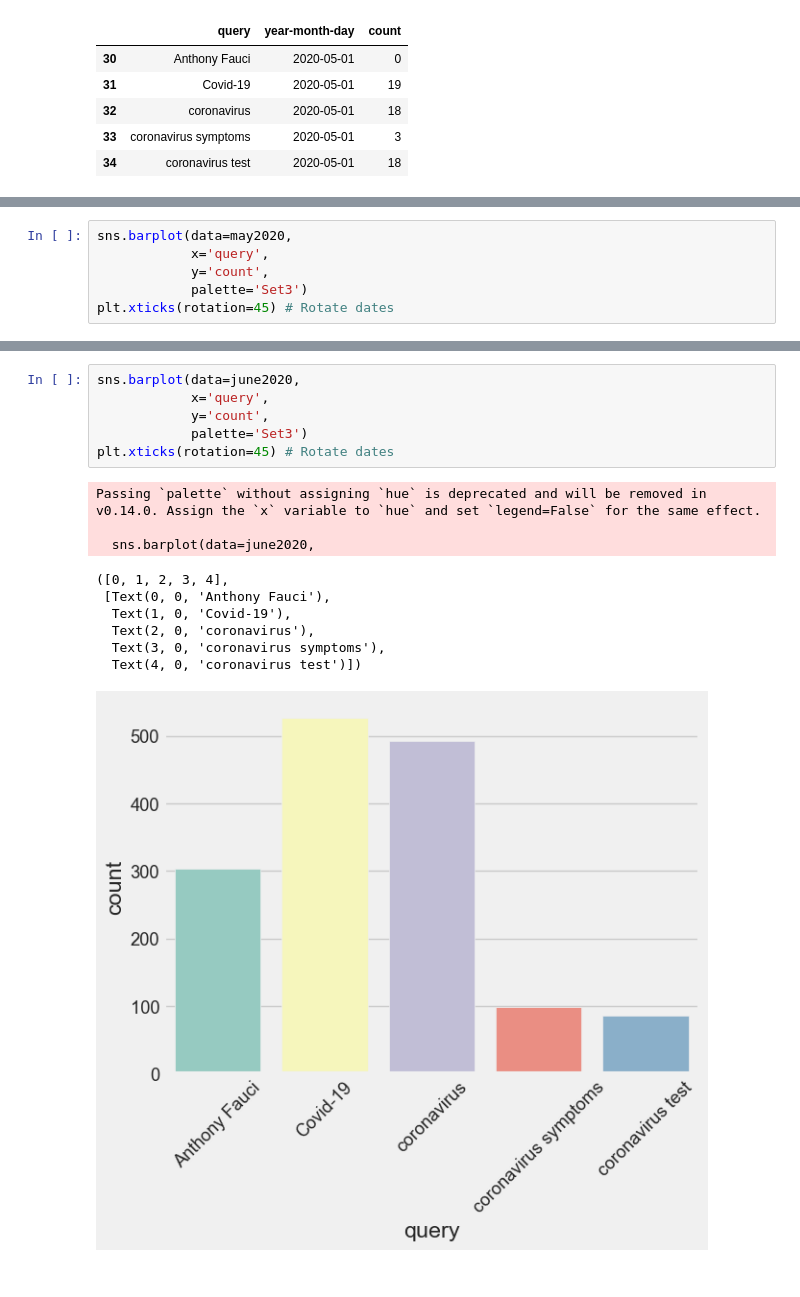
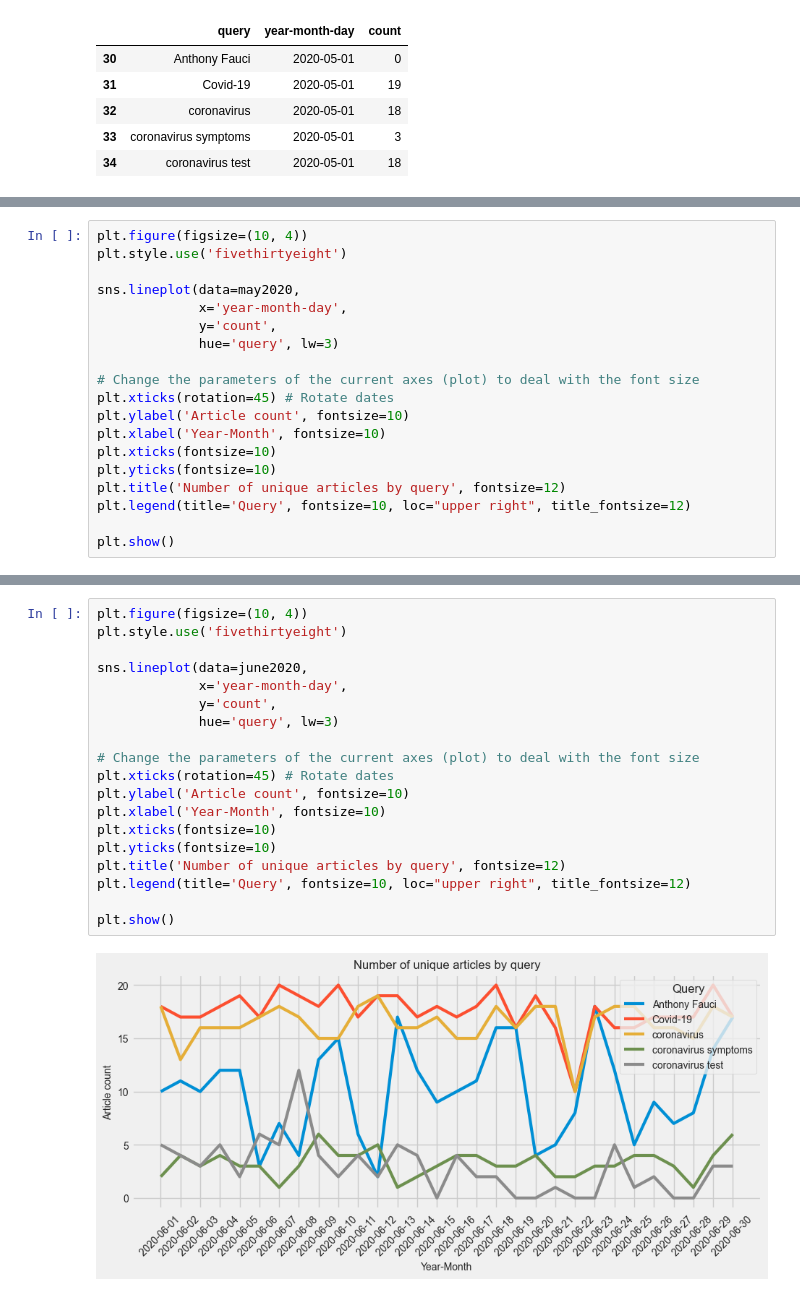
Before and after one commit to SandyyhL/cs3152024_SandyLiu, a Jupyter notebook: CS315-Tutorial-GoogleTopStories/Exploring Google Top Stories.ipynb, the cells around one changed output, grey strips where cells are left out. Drawn from its saved outputs; the diff is of its cells as text.

```diff
--- a/CS315-Tutorial-GoogleTopStories/Exploring Google Top Stories.ipynb
+++ b/CS315-Tutorial-GoogleTopStories/Exploring Google Top Stories.ipynb
@@ -728,7 +734,20 @@ june2020
 # %%
-sns.barplot(data=may2020,
-            x='query',
-            y='count',
-            palette='Set3')
+plt.figure(figsize=(10, 4))
+plt.style.use('fivethirtyeight')
+
+sns.lineplot(data=may2020,
+             x='year-month-day',
+             y='count',
+             hue='query', lw=3)
+
+# Change the parameters of the current axes (plot) to deal with the font size
 plt.xticks(rotation=45) # Rotate dates
+plt.ylabel('Article count', fontsize=10)
+plt.xlabel('Year-Month', fontsize=10)
+plt.xticks(fontsize=10)
+plt.yticks(fontsize=10)
+plt.title('Number of unique articles by query', fontsize=12)
+plt.legend(title='Query', fontsize=10, loc="upper right", title_fontsize=12)
+
+plt.show()
 # %% [output]
@@ -745,17 +755,21 @@ Passing `palette` without assigning `hue` is deprecated and will be removed in v
 # %%
-sns.barplot(data=june2020,
-            x='query',
-            y='count',
-            palette='Set3')
+plt.figure(figsize=(10, 4))
+plt.style.use('fivethirtyeight')
+
+sns.lineplot(data=june2020,
+             x='year-month-day',
+             y='count',
+             hue='query', lw=3)
+
+# Change the parameters of the current axes (plot) to deal with the font size
 plt.xticks(rotation=45) # Rotate dates
+plt.ylabel('Article count', fontsize=10)
+plt.xlabel('Year-Month', fontsize=10)
+plt.xticks(fontsize=10)
+plt.yticks(fontsize=10)
+plt.title('Number of unique articles by query', fontsize=12)
+plt.legend(title='Query', fontsize=10, loc="upper right", title_fontsize=12)
+
+plt.show()
 # %% [output]
-Passing `palette` without assigning `hue` is deprecated and will be removed in v0.14.0. Assign the `x` variable to `hue` and set `legend=False` for the same effect.
-
-  sns.barplot(data=june2020,
-([0, 1, 2, 3, 4],
- [Text(0, 0, 'Anthony Fauci'),
-  Text(1, 0, 'Covid-19'),
-  Text(2, 0, 'coronavirus'),
-  Text(3, 0, 'coronavirus symptoms'),
-  Text(4, 0, 'coronavirus test')])
-[figure, old version]
+[figure, new version]
```
Also changed, not shown: parts of 2 cells of this notebook, 2 other files.
